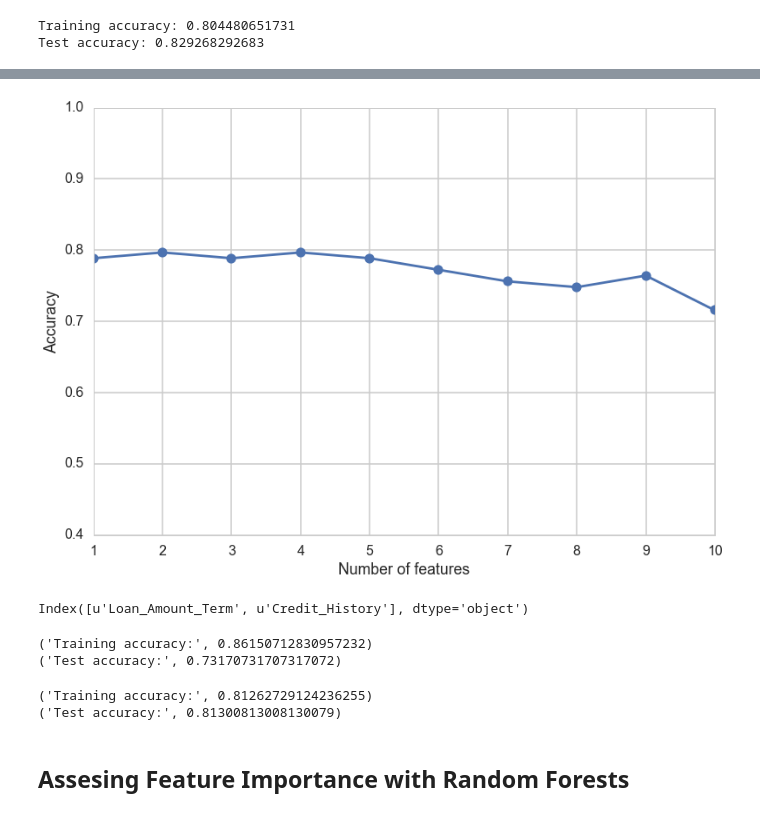
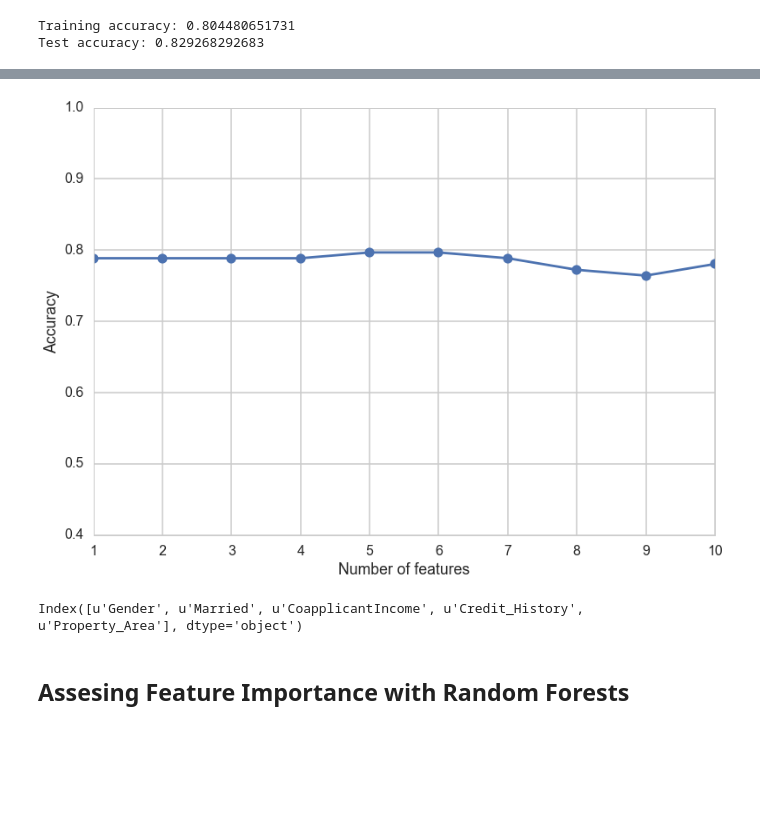
Before and after one commit to numb3r33/av-practice, a Jupyter notebook: Loan_Prediction.ipynb, the cells around one changed output, grey strips where cells are left out. Cells and saved outputs as stored; diff of their text form; code cells hidden in the pictures; blank space fills up the shorter version.

```diff
--- a/Loan_Prediction.ipynb
+++ b/Loan_Prediction.ipynb
@@ -294,42 +292,36 @@ class SBS():
 # %%
 from sklearn.neighbors import KNeighborsClassifier
 from sklearn.ensemble import GradientBoostingClassifier
 
-rf = RandomForestClassifier()
+gbc = GradientBoostingClassifier()
 
 # selecting features
-sbs = SBS(rf, k_features=1)
+sbs = SBS(gbc, k_features=1)
 sbs.fit(X_train_std, y_train)
 
 # plotting performance of feature subsets
 k_feat = [len(k) for k in sbs.subsets_]
 
 plt.plot(k_feat, sbs.scores_, marker='o')
 plt.ylim([0.4, 1.0])
 plt.ylabel('Accuracy')
 plt.xlabel('Number of features')
 plt.show();
 # %% [output]
-[figure, old version]
+[figure, new version]
 # %%
-k2 = list(sbs.subsets_[8])
+k2 = list(sbs.subsets_[5])
 print loan_train.columns[k2]
 # %% [output]
-Index([u'Loan_Amount_Term', u'Credit_History'], dtype='object')
+Index([u'Gender', u'Married', u'CoapplicantIncome', u'Credit_History', u'Property_Area'], dtype='object')
 # %%
 knn.fit(X_train_std, y_train)
 print('Training accuracy:', knn.score(X_train_std, y_train))
 print('Test accuracy:', knn.score(X_test_std, y_test))
-# %% [output]
-('Training accuracy:', 0.86150712830957232)
-('Test accuracy:', 0.73170731707317072)
 # %%
 gbc.fit(X_train_std[:, k5], y_train)
 print('Training accuracy:', gbc.score(X_train_std[:, k5], y_train))
 print('Test accuracy:', gbc.score(X_test_std[:, k5], y_test))
-# %% [output]
-('Training accuracy:', 0.81262729124236255)
-('Test accuracy:', 0.81300813008130079)
 # %% [markdown]
 ## Assesing Feature Importance with Random Forests
 # %%
```
Also changed, not shown: parts of 33 cells of this notebook, 2 other files.
